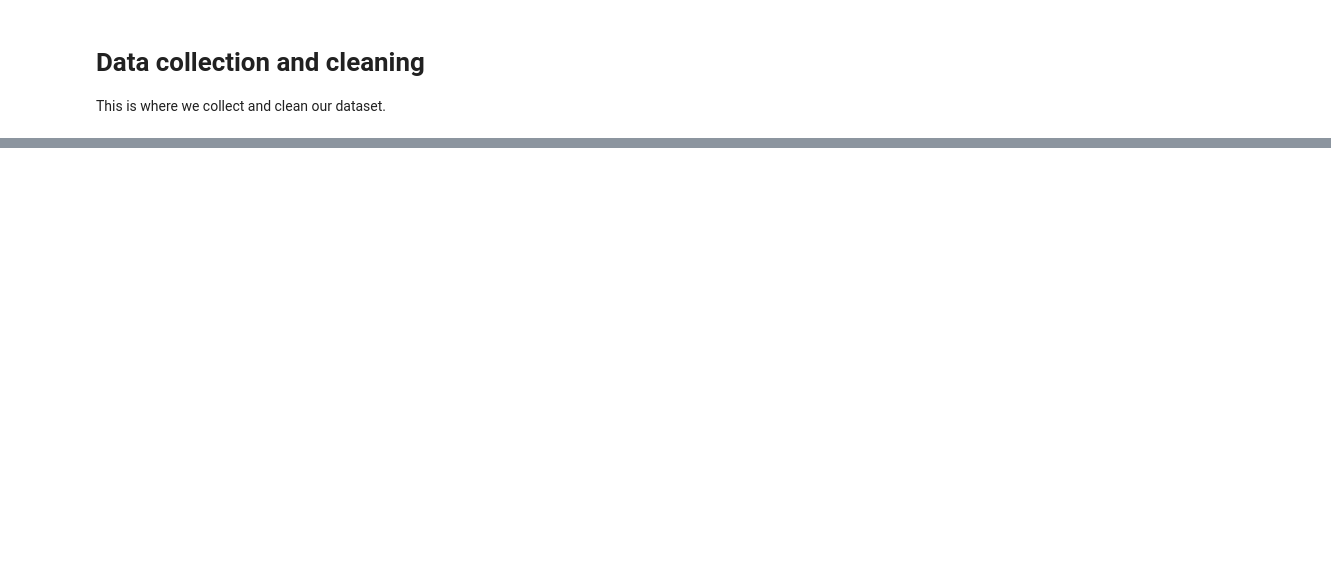
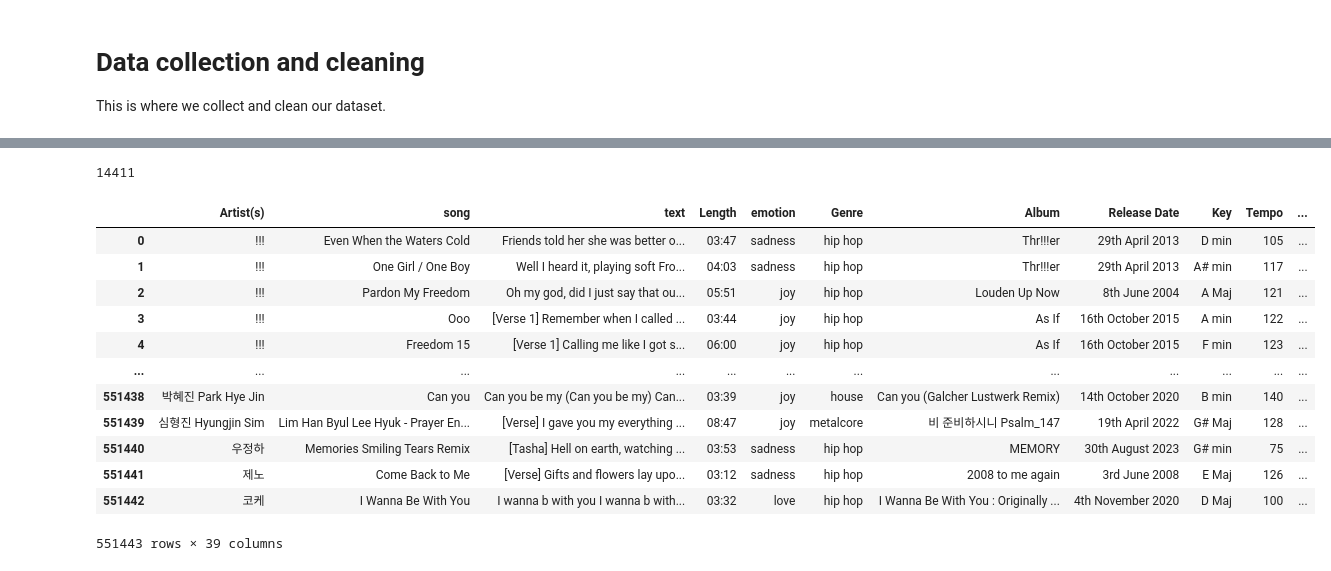
Before and after one commit to samikshakarimbil/genre-predictor, a Jupyter notebook: data_collection.ipynb, the cells around one changed output, grey strips where cells are left out. Drawn from its saved outputs; the diff is of its cells as text; code cells hidden in the pictures; blank space fills up the shorter version.

Commit message:
added new data set to introduce song features such as danceability and changed filter to only american listeners to reduce the variety in songs listened to.

```diff
--- a/data_collection.ipynb
+++ b/data_collection.ipynb
@@ -47,6 +49,10 @@ top_user_ids = set(users["user_id"])
 top_artists = top_artists[top_artists["user_id"].isin(top_user_ids)]
 top_tracks = top_tracks[top_tracks["user_id"].isin(top_user_ids)]
 top_albums = top_albums[top_albums["user_id"].isin(top_user_ids)]
+# %%
+len(users)
+# %% [output]
+14411
 # %%
 users = users.drop_duplicates(subset="user_id")
 top_artists = top_artists.drop_duplicates(subset=["user_id", "artist_name"])
@@ -83,3 +89,24 @@ top_albums = normalize_playcount(top_albums)
 top_artists = top_artists.merge(users, on="user_id", how="left")
 top_tracks = top_tracks.merge(users, on="user_id", how="left")
 top_albums = top_albums.merge(users, on="user_id", how="left")
+# %%
+spotify = pd.read_csv("data/spotify_dataset.csv")
+
+spotify["song"] = spotify["song"].apply(clean_text)
+spotify["Artist(s)"] = spotify["Artist(s)"].apply(clean_text)
+# %%
+spotify
+# %% [output]
+|  | Artist(s) | song | text | Length | emotion | Genre | Album | Release Date | Key | Tempo | ... |
+| 0 | !!! | Even When the Waters Cold | Friends told her she was better o... | 03:47 | sadness | hip hop | Thr!!!er | 29th April 2013 | D min | 105 | ... |
+| 1 | !!! | One Girl / One Boy | Well I heard it, playing soft Fro... | 04:03 | sadness | hip hop | Thr!!!er | 29th April 2013 | A# min | 117 | ... |
+| 2 | !!! | Pardon My Freedom | Oh my god, did I just say that ou... | 05:51 | joy | hip hop | Louden Up Now | 8th June 2004 | A Maj | 121 | ... |
+| 3 | !!! | Ooo | [Verse 1] Remember when I called ... | 03:44 | joy | hip hop | As If | 16th October 2015 | A min | 122 | ... |
+| 4 | !!! | Freedom 15 | [Verse 1] Calling me like I got s... | 06:00 | joy | hip hop | As If | 16th October 2015 | F min | 123 | ... |
+| ... | ... | ... | ... | ... | ... | ... | ... | ... | ... | ... | ... |
+| 551438 | 박혜진 Park Hye Jin | Can you | Can you be my (Can you be my) Can... | 03:39 | joy | house | Can you (Galcher Lustwerk Remix) | 14th October 2020 | B min | 140 | ... |
+| 551439 | 심형진 Hyungjin Sim | Lim Han Byul Lee Hyuk - Prayer En... | [Verse] I gave you my everything ... | 08:47 | joy | metalcore | 비 준비하시니 Psalm_147 | 19th April 2022 | G# Maj | 128 | ... |
+| 551440 | 우정하 | Memories Smiling Tears Remix | [Tasha] Hell on earth, watching ... | 03:53 | sadness | hip hop | MEMORY | 30th August 2023 | G# min | 75 | ... |
+| 551441 | 제노 | Come Back to Me | [Verse] Gifts and flowers lay upo... | 03:12 | sadness | hip hop | 2008 to me again | 3rd June 2008 | E Maj | 126 | ... |
+| 551442 | 코케 | I Wanna Be With You | I wanna b with you I wanna b with... | 03:32 | love | hip hop | I Wanna Be With You : Originally ... | 4th November 2020 | D Maj | 100 | ... |
+551443 rows × 39 columns
```
Also changed, not shown: parts of 8 cells of this notebook.
